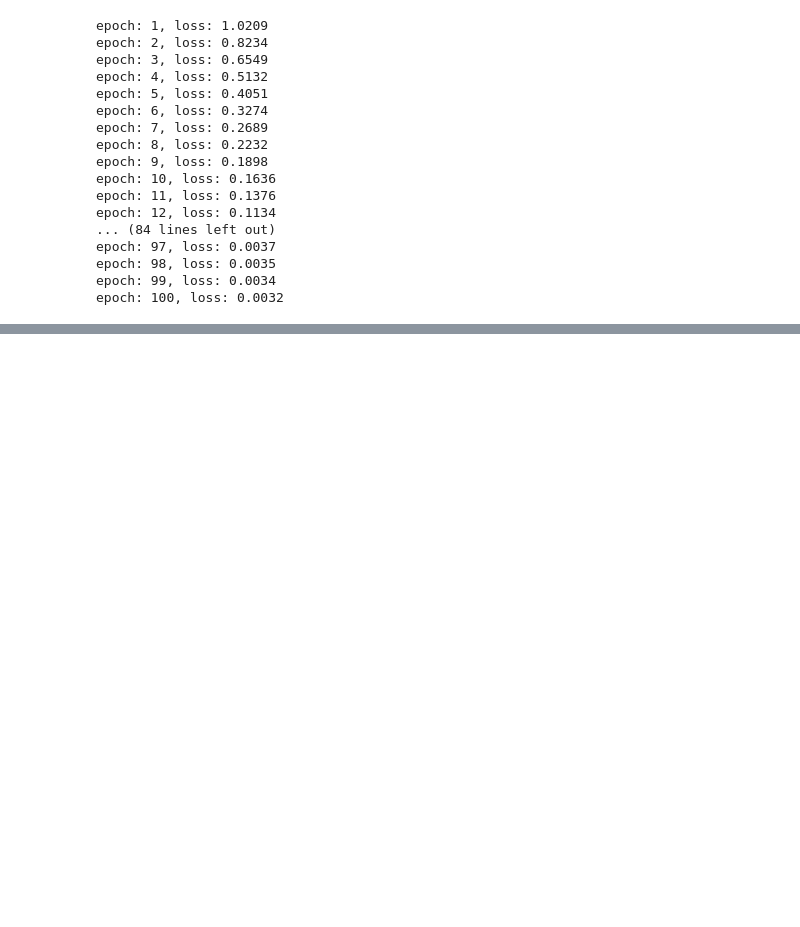
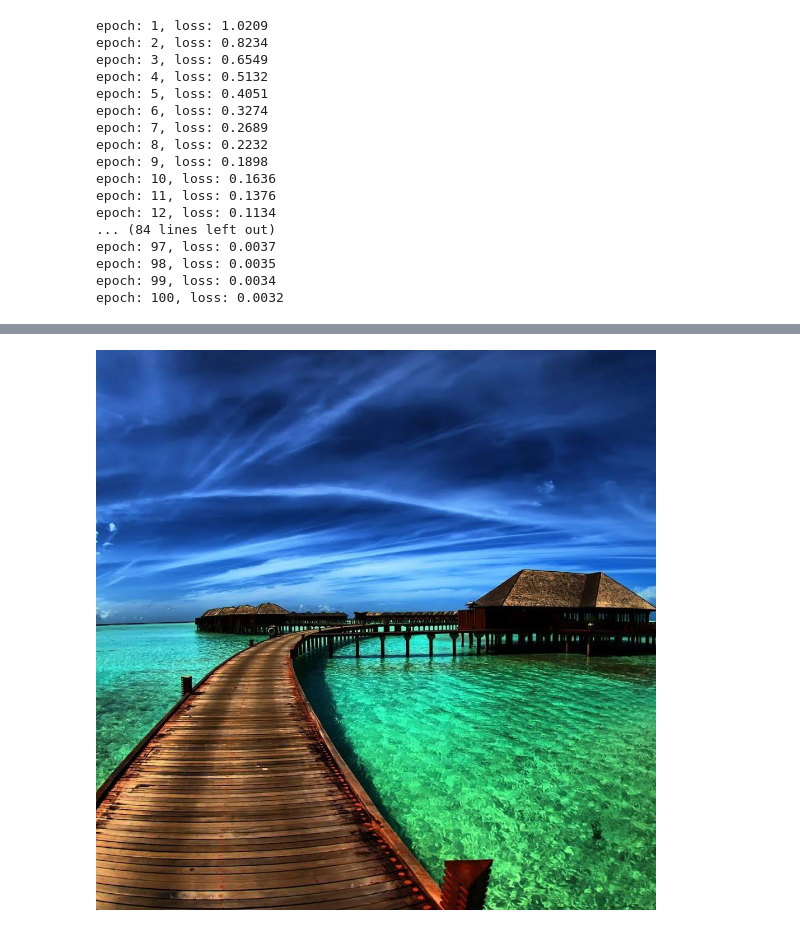
Before and after one commit to abhimsh/krishnaik_CV_live, a Jupyter notebook: practise/Pytorch/pytorch_advanced.ipynb, the cells around one changed output, grey strips where cells are left out. Saved outputs shown, nothing was run; the diff lists cells and outputs as text; code cells hidden in the pictures; blank space fills up the shorter version.

Commit message:
image data loader

```diff
--- a/practise/Pytorch/pytorch_advanced.ipynb
+++ b/practise/Pytorch/pytorch_advanced.ipynb
@@ -240,0 +531,6 @@ epoch: 100, loss: 0.0032
+# %%
+from PIL import Image
+img = Image.open("test_img.jpg")
+img
+# %% [output]
+[figure, added]
```
Also changed, not shown: parts of 25 cells of this notebook, 4 other files.
